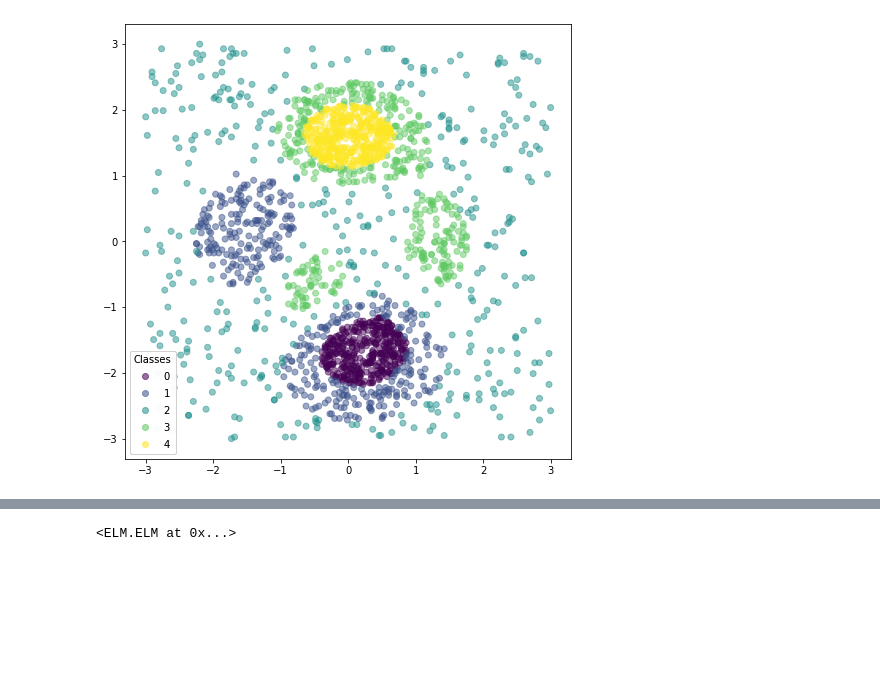
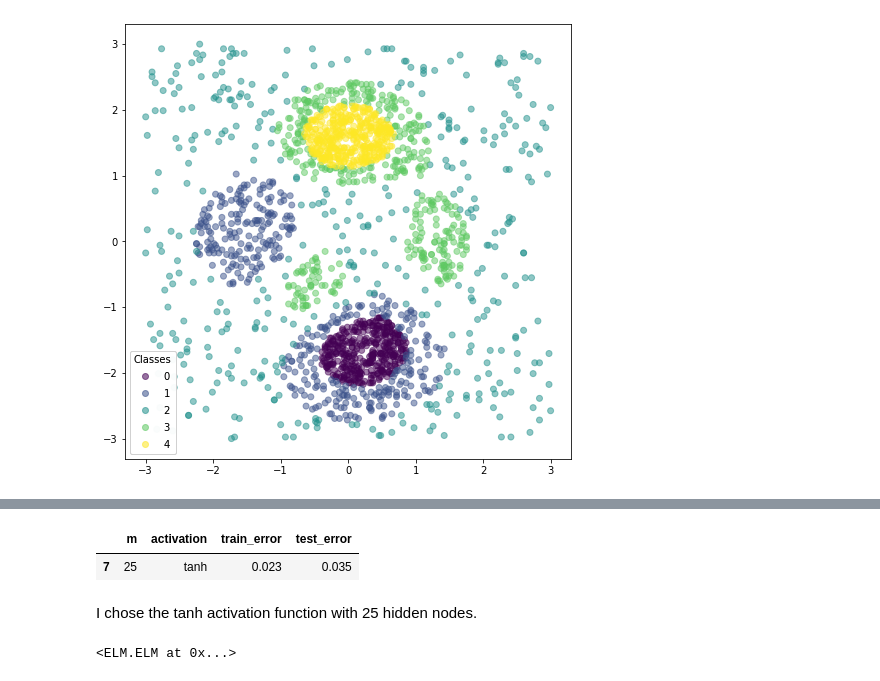
Before and after one commit to tXiao95/py_experiments, a Jupyter notebook: ELMPeaksClassification.ipynb, the cells around one changed output, grey strips where cells are left out. Drawn from its saved outputs; the diff is of its cells as text; code cells hidden in the pictures; blank space fills up the shorter version.

```diff
--- a/ELMPeaksClassification.ipynb
+++ b/ELMPeaksClassification.ipynb
@@ -64,2 +73,9 @@ relu = np.vectorize(relu)
+# %%
+results_class[results_class['test_error'] == results_class['test_error'].min()]
+# %% [output]
+|  | m | activation | train_error | test_error |
+| 7 | 25 | tanh | 0.023 | 0.035 |
+# %% [markdown]
+I chose the tanh activation function with 25 hidden nodes.
 # %%
 model_class = ELM.ELM()
```
Also changed, not shown: parts of 9 cells of this notebook, 1 other file.
